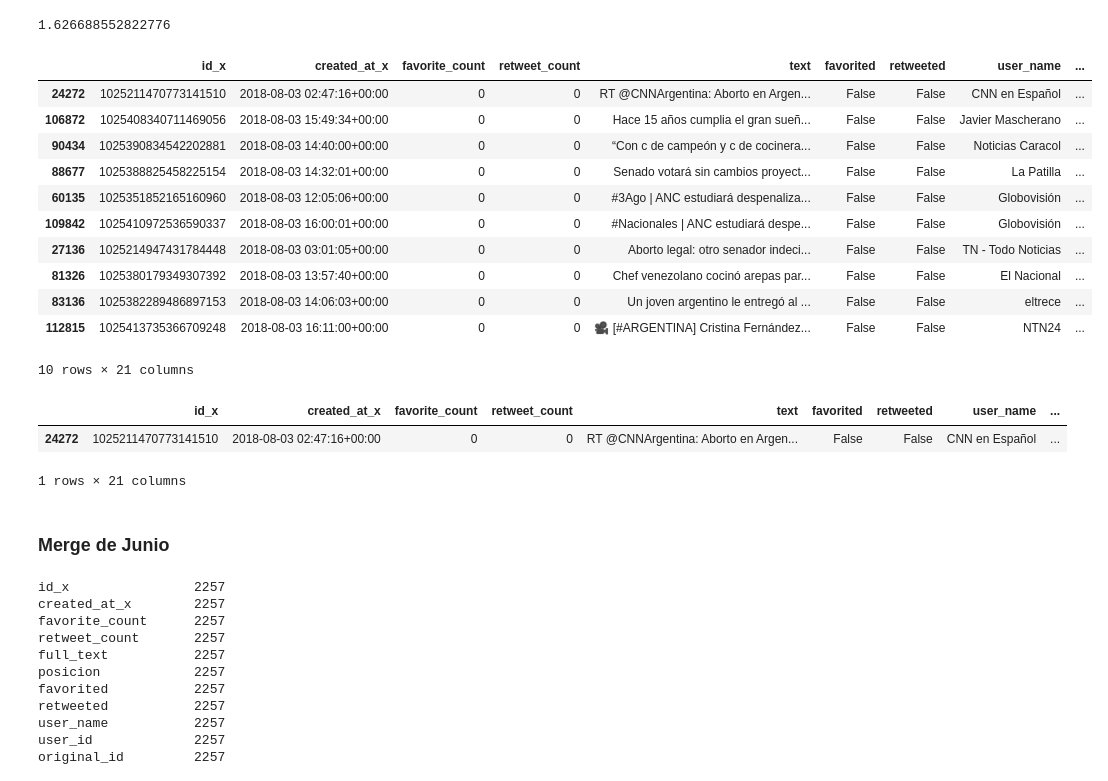
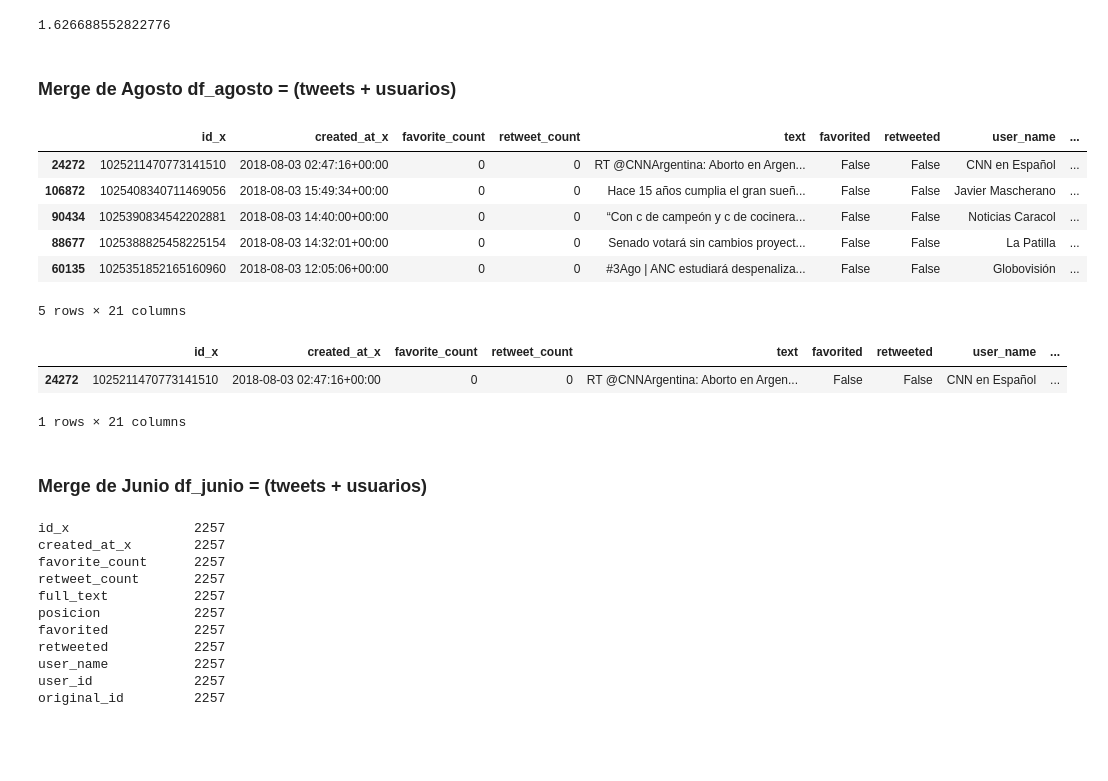
Before and after one commit to juan-analian/mentoria-diplodatos-2019, a Jupyter notebook: users_and_tweets.ipynb, the cells around one changed output. Saved outputs shown, nothing was run; the diff lists cells and outputs as text; code cells hidden in the pictures; blank space fills up the shorter version.

```diff
--- a/users_and_tweets.ipynb
+++ b/users_and_tweets.ipynb
@@ -20,0 +13,20 @@ df_tweets_agosto =  pd.read_csv('data/tweets_agosto.csv', parse_dates=['created_
+# %%
+start = time.time()
+df_users_junio =  pd.read_csv('data/users_junio.csv', parse_dates=['created_at'])
+end = time.time()
+print("Finaliza df_users_junio:", end - start, "segundos")
+
+start = time.time()
+df_users_agosto =  pd.read_csv('data/users_agosto.csv', parse_dates=['created_at'])
+end = time.time()
+print("Finaliza df_users_agosto:", end - start, "segundos")
+
+start = time.time()
+df_tweets_junio =  pd.read_csv('data/tweets_junio.csv', parse_dates=['created_at'])
+end = time.time()
+print("Finaliza df_tweets_junio:", end - start, "segundos")
+
+start = time.time()
+df_tweets_agosto =  pd.read_csv('data/tweets_agosto.csv', parse_dates=['created_at'])
+end = time.time()
+print("Finaliza df_tweets_agosto:", end - start, "segundos")
@@ -43,23 +60,20 @@ print(tj / uj)
 print(ta / ua)
 # %% [output]
 1.626688552822776
+# %% [markdown]
+### Merge de Agosto df_agosto = (tweets + usuarios)
 # %%
 df_agosto = pd.merge(df_tweets_agosto, df_users_agosto, left_on = 'user_id', right_on = 'id', how='left')
 # %%
-df_agosto[df_agosto.followers_count > 1000000].sort_values('followers_count',  ascending=False)[:10]
+df_agosto[df_agosto.followers_count > 1000000].sort_values('followers_count',  ascending=False)[:5]
 # %% [output]
 |  | id_x | created_at_x | favorite_count | retweet_count | text | favorited | retweeted | user_name | ... |
 | 24272 | 1025211470773141510 | 2018-08-03 02:47:16+00:00 | 0 | 0 | RT @CNNArgentina: Aborto en Argen... | False | False | CNN en Español | ... |
 | 106872 | 1025408340711469056 | 2018-08-03 15:49:34+00:00 | 0 | 0 | Hace 15 años cumplia el gran sueñ... | False | False | Javier Mascherano | ... |
 | 90434 | 1025390834542202881 | 2018-08-03 14:40:00+00:00 | 0 | 0 | “Con c de campeón y c de cocinera... | False | False | Noticias Caracol | ... |
 | 88677 | 1025388825458225154 | 2018-08-03 14:32:01+00:00 | 0 | 0 | Senado votará sin cambios proyect... | False | False | La Patilla | ... |
 | 60135 | 1025351852165160960 | 2018-08-03 12:05:06+00:00 | 0 | 0 | #3Ago | ANC estudiará despenaliza... | False | False | Globovisión | ... |
-| 109842 | 1025410972536590337 | 2018-08-03 16:00:01+00:00 | 0 | 0 | #Nacionales | ANC estudiará despe... | False | False | Globovisión | ... |
-| 27136 | 1025214947431784448 | 2018-08-03 03:01:05+00:00 | 0 | 0 | Aborto legal: otro senador indeci... | False | False | TN - Todo Noticias | ... |
-| 81326 | 1025380179349307392 | 2018-08-03 13:57:40+00:00 | 0 | 0 | Chef venezolano cocinó arepas par... | False | False | El Nacional | ... |
-| 83136 | 1025382289486897153 | 2018-08-03 14:06:03+00:00 | 0 | 0 | Un joven argentino le entregó al ... | False | False | eltrece | ... |
-| 112815 | 1025413735366709248 | 2018-08-03 16:11:00+00:00 | 0 | 0 | 🎥 [#ARGENTINA] Cristina Fernández... | False | False | NTN24 | ... |
-10 rows × 21 columns
+5 rows × 21 columns
 # %%
 df_agosto[df_agosto.user_id == 33884545]
 # %% [output]
@@ -67,7 +81,7 @@ df_agosto[df_agosto.user_id == 33884545]
 | 24272 | 1025211470773141510 | 2018-08-03 02:47:16+00:00 | 0 | 0 | RT @CNNArgentina: Aborto en Argen... | False | False | CNN en Español | ... |
 1 rows × 21 columns
 # %% [markdown]
-### Merge de Junio
+### Merge de Junio df_junio = (tweets + usuarios)
 # %%
 df_junio = pd.merge(df_tweets_junio, df_users_junio, left_on = 'user_id', right_on = 'id', how='left')
 # %%
```
Also changed, not shown: parts of 36 cells of this notebook.
